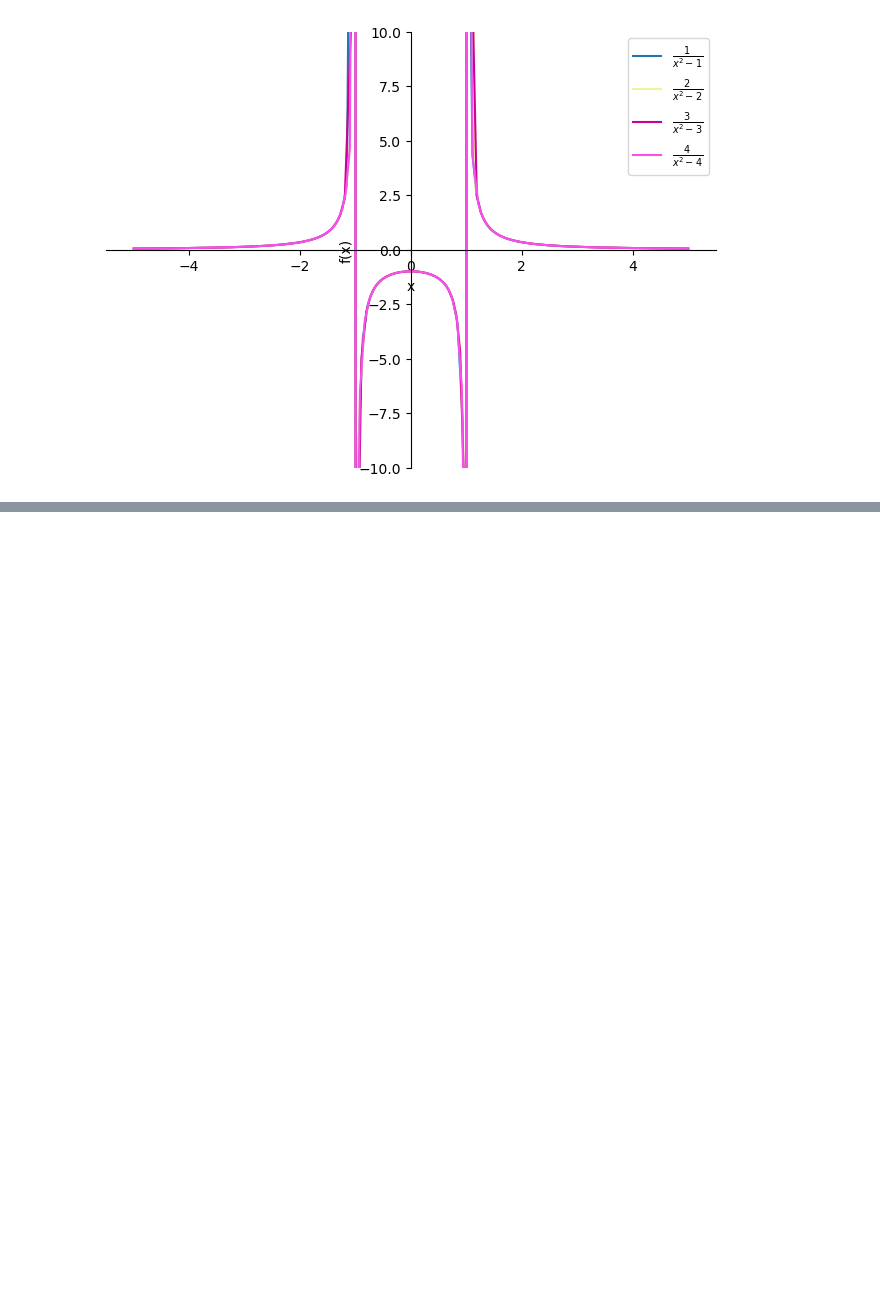
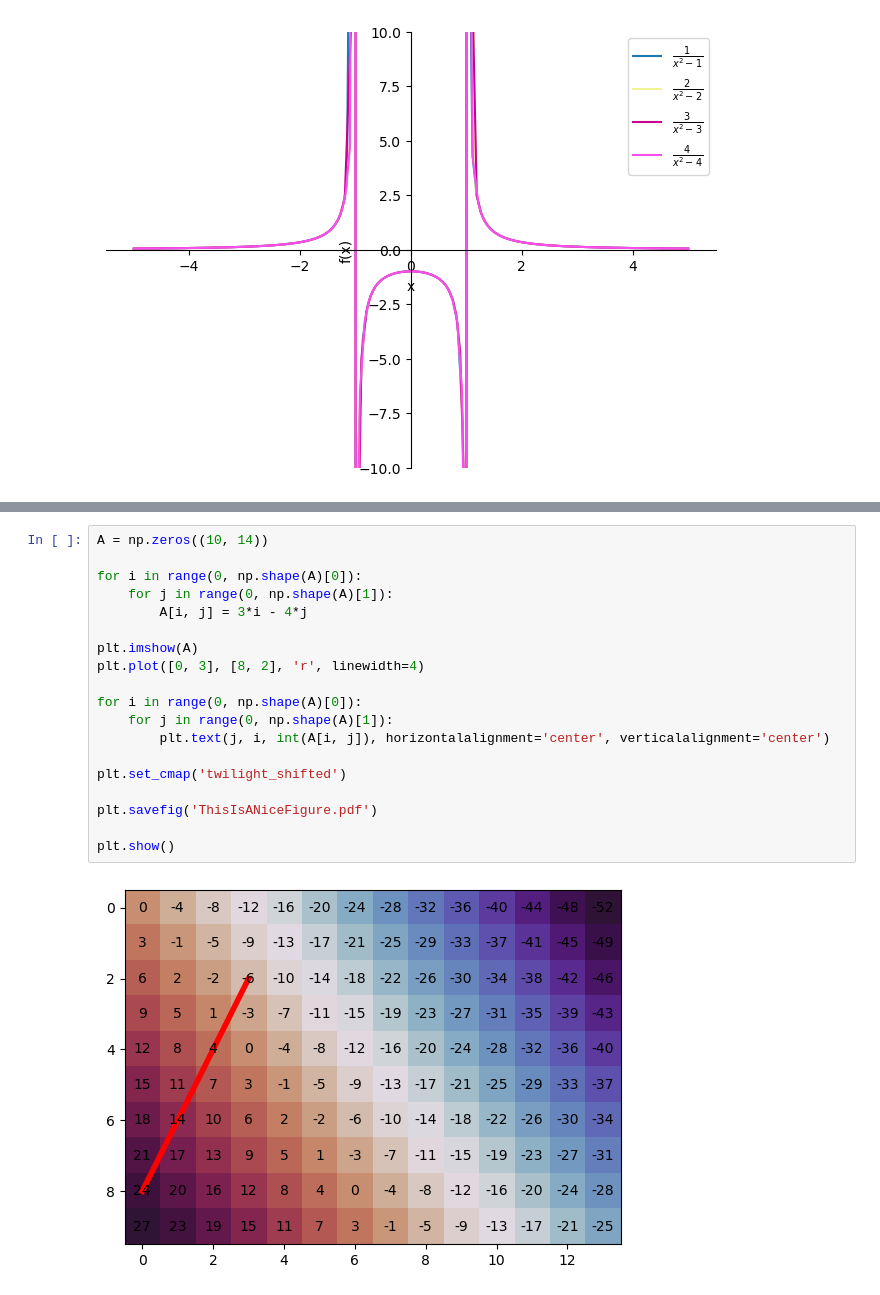
Before and after one commit to jinjiaacademy/MathPython, a Jupyter notebook: Graphing and visualization.ipynb, the cells around one changed output, grey strips where cells are left out. Drawn from its saved outputs; the diff is of its cells as text; blank space fills up the shorter version.

```diff
--- a/Graphing and visualization.ipynb
+++ b/Graphing and visualization.ipynb
@@ -261,0 +278,21 @@ p.show()
+# %%
+A = np.zeros((10, 14))
+
+for i in range(0, np.shape(A)[0]):
+    for j in range(0, np.shape(A)[1]):
+        A[i, j] = 3*i - 4*j
+
+plt.imshow(A)
+plt.plot([0, 3], [8, 2], 'r', linewidth=4)
+
+for i in range(0, np.shape(A)[0]):
+    for j in range(0, np.shape(A)[1]):
+        plt.text(j, i, int(A[i, j]), horizontalalignment='center', verticalalignment='center')
+
+plt.set_cmap('twilight_shifted')
+
+plt.savefig('ThisIsANiceFigure.pdf')
+
+plt.show()
+# %% [output]
+[figure, added]
```
Also changed, not shown: parts of 5 cells of this notebook.
